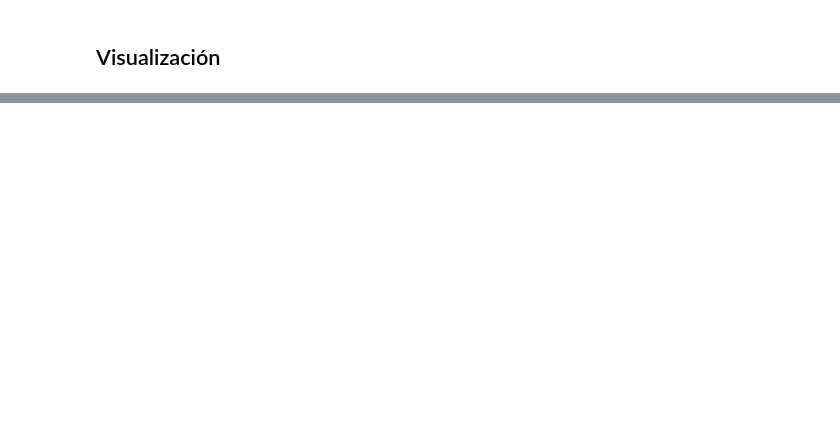
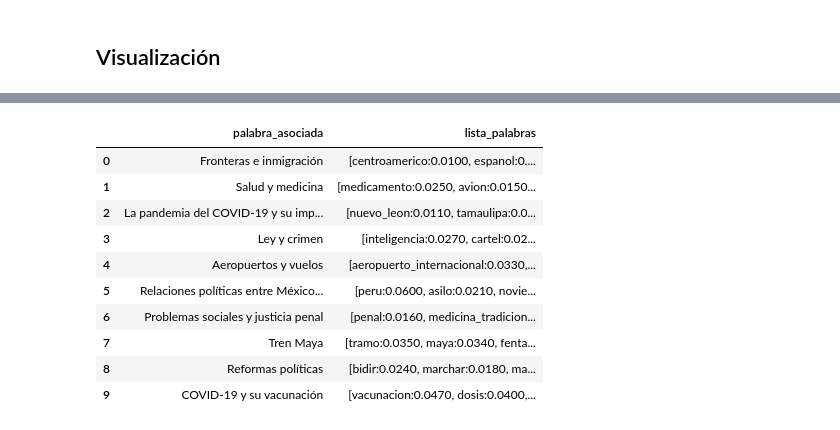
Before and after one commit to jabrahamvm/topic-modeling, a Jupyter notebook: LDA.ipynb, the cells around one changed output, grey strips where cells are left out. Cells and saved outputs as stored; diff of their text form; code cells hidden in the pictures; blank space fills up the shorter version.

```diff
--- a/LDA.ipynb
+++ b/LDA.ipynb
@@ -68,7 +63,7 @@ def gen_words(texts):
 ## Bigramas, trigramas y palabras comunes
 # %%
 #Bigramas y trigramas
-bigrams_phrases = gensim.models.Phrases(data_words, min_count = 5, threshold = 50)
+bigrams_phrases = gensim.models.Phrases(data, min_count = 5, threshold = 50)
 trigram_phrases = gensim.models.Phrases(bigrams_phrases[data_words], threshold=50)
 
 bigram=gensim.models.phrases.Phraser(bigrams_phrases)
@@ -80,5 +75,5 @@ def make_bigrams(texts):
 def make_trigrams(texts):
     return(trigram[bigram[doc]] for doc in texts)
 
-data_bigrams =  make_bigrams(data_words)
-data_bigrams_trigrams = make_trigrams(data_bigrams)
+data_bigrams =  list(make_bigrams(data_words))
+data_bigrams_trigrams = list(make_trigrams(data_bigrams))
@@ -137,0 +172,4 @@ vis
+# %%
+topics = lda_model.show_topics(num_topics=15, num_words=100)
+for topic in topics:
+    print(f"Topic {topic[0]}: {topic[1]}")
@@ -137,0 +284,32 @@ vis
+# %%
+topic_words = []
+for topic_num, topic_words_str in lda_model.show_topics():
+    words = topic_words_str.split('+')
+    word_list = []
+    for word in words:
+        weight, word = word.split('*')
+        word = word.strip().replace('"', '')
+        weight = float(weight.strip())
+        word_list.append(f"{word}:{weight:.4f}")
+    topic_word = {
+        'palabra_asociada': topics_dict[topic_num + 1],
+        'lista_palabras': word_list
+    }
+    topic_words.append(topic_word)
+
+# Crear el dataframe de palabras asociadas y lista de palabras para cada tópico
+df_words = pd.DataFrame(topic_words)
+# %%
+df_words
+# %% [output]
+|  | palabra_asociada | lista_palabras |
+| 0 | Fronteras e inmigración | [centroamerico:0.0100, espanol:0.... |
+| 1 | Salud y medicina | [medicamento:0.0250, avion:0.0150... |
+| 2 | La pandemia del COVID-19 y su imp... | [nuevo_leon:0.0110, tamaulipa:0.0... |
+| 3 | Ley y crimen | [inteligencia:0.0270, cartel:0.02... |
+| 4 | Aeropuertos y vuelos | [aeropuerto_internacional:0.0330,... |
+| 5 | Relaciones políticas entre México... | [peru:0.0600, asilo:0.0210, novie... |
+| 6 | Problemas sociales y justicia penal | [penal:0.0160, medicina_tradicion... |
+| 7 | Tren Maya | [tramo:0.0350, maya:0.0340, fenta... |
+| 8 | Reformas políticas | [bidir:0.0240, marchar:0.0180, ma... |
+| 9 | COVID-19 y su vacunación | [vacunacion:0.0470, dosis:0.0400,... |
```
Also changed, not shown: parts of 20 cells of this notebook, 9 other files.
